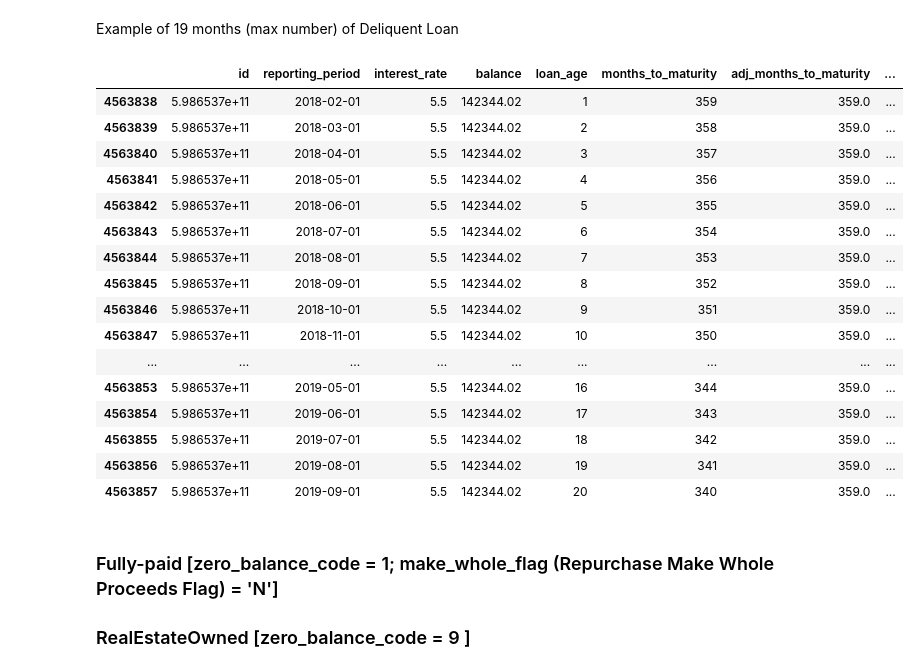
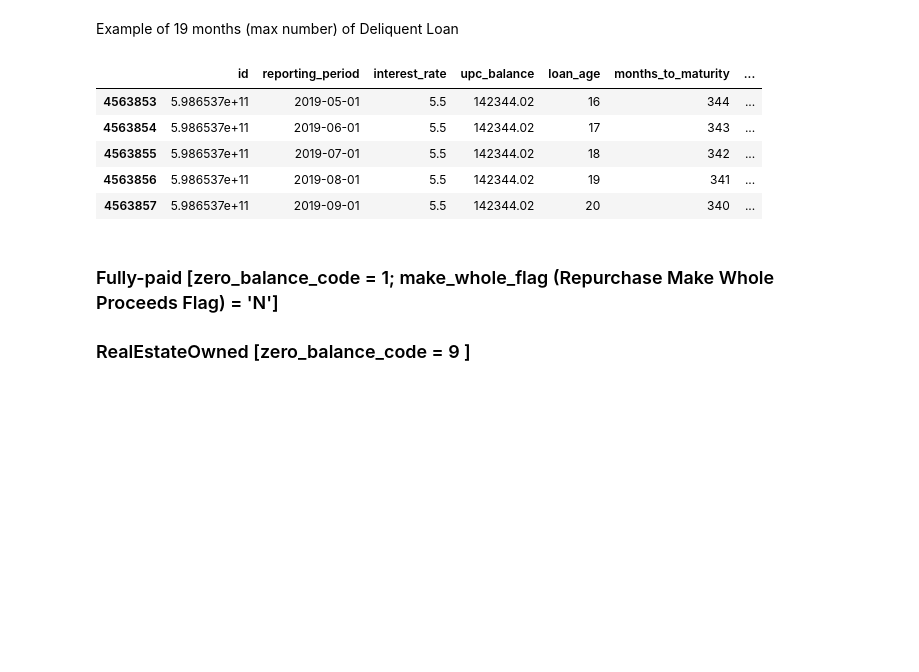
Before and after one commit to vyjayanthipp/Secondary_Mortgage_Loans, a Jupyter notebook: codes/EDA_JLin.ipynb, the cells around one changed output. Drawn from its saved outputs; the diff is of its cells as text; code cells hidden in the pictures; blank space fills up the shorter version.

```diff
--- a/codes/EDA_JLin.ipynb
+++ b/codes/EDA_JLin.ipynb
@@ -37,4 +22,3 @@ preprocess()
 import time
 from codes.preprocess import read_csv
 import pandas as pd
-pd.options.display.max_columns = None
@@ -41,5 +27,3 @@ pd.options.display.max_columns = None
-# %%
-pd.options.display.max_rows = 25
 # %% [markdown]
 Time to load "Acquisition":  4 to 5 seconds
 <br>Time to load "Performance":  40 to 50 seconds
@@ -156,11 +138,11 @@ Name: delinquency_status, dtype: int64
 # %%
 performance_df['delinquency_bool'] = performance_df.delinquency_status.map(lambda x: 1 if x > 0 else 0)
 # %%
-performance_df['payment_amounts'] = -performance_df.groupby('id').balance.diff()
+performance_df['payment_amounts'] = -performance_df.groupby('id').upc_balance.diff()
 # %% [markdown]
 Backfill NaN for Balance for the first 5-6 months
 # %%
-performance_df.balance = performance_df.balance.fillna(method='bfill')
+performance_df.upc_balance = performance_df.upc_balance.fillna(method='bfill')
 # %%
 performance_df = performance_df[performance_df.loan_age > 0]
 # %%
@@ -220,25 +179,14 @@ Looking at some delinquency_status data.
 # %% [markdown]
 Example of 19 months (max number) of Deliquent Loan
 # %%
-performance_df[performance_df.id == 598653679058]
+performance_df[performance_df.id == 598653679058].tail(5)
 # %% [output]
-|  | id | reporting_period | interest_rate | balance | loan_age | months_to_maturity | adj_months_to_maturity | ... |
-| 4563838 | 5.986537e+11 | 2018-02-01 | 5.5 | 142344.02 | 1 | 359 | 359.0 | ... |
-| 4563839 | 5.986537e+11 | 2018-03-01 | 5.5 | 142344.02 | 2 | 358 | 359.0 | ... |
-| 4563840 | 5.986537e+11 | 2018-04-01 | 5.5 | 142344.02 | 3 | 357 | 359.0 | ... |
-| 4563841 | 5.986537e+11 | 2018-05-01 | 5.5 | 142344.02 | 4 | 356 | 359.0 | ... |
-| 4563842 | 5.986537e+11 | 2018-06-01 | 5.5 | 142344.02 | 5 | 355 | 359.0 | ... |
-| 4563843 | 5.986537e+11 | 2018-07-01 | 5.5 | 142344.02 | 6 | 354 | 359.0 | ... |
-| 4563844 | 5.986537e+11 | 2018-08-01 | 5.5 | 142344.02 | 7 | 353 | 359.0 | ... |
-| 4563845 | 5.986537e+11 | 2018-09-01 | 5.5 | 142344.02 | 8 | 352 | 359.0 | ... |
-| 4563846 | 5.986537e+11 | 2018-10-01 | 5.5 | 142344.02 | 9 | 351 | 359.0 | ... |
-| 4563847 | 5.986537e+11 | 2018-11-01 | 5.5 | 142344.02 | 10 | 350 | 359.0 | ... |
-| ... | ... | ... | ... | ... | ... | ... | ... | ... |
-| 4563853 | 5.986537e+11 | 2019-05-01 | 5.5 | 142344.02 | 16 | 344 | 359.0 | ... |
-| 4563854 | 5.986537e+11 | 2019-06-01 | 5.5 | 142344.02 | 17 | 343 | 359.0 | ... |
-| 4563855 | 5.986537e+11 | 2019-07-01 | 5.5 | 142344.02 | 18 | 342 | 359.0 | ... |
-| 4563856 | 5.986537e+11 | 2019-08-01 | 5.5 | 142344.02 | 19 | 341 | 359.0 | ... |
-| 4563857 | 5.986537e+11 | 2019-09-01 | 5.5 | 142344.02 | 20 | 340 | 359.0 | ... |
+|  | id | reporting_period | interest_rate | upc_balance | loan_age | months_to_maturity | ... |
+| 4563853 | 5.986537e+11 | 2019-05-01 | 5.5 | 142344.02 | 16 | 344 | ... |
+| 4563854 | 5.986537e+11 | 2019-06-01 | 5.5 | 142344.02 | 17 | 343 | ... |
+| 4563855 | 5.986537e+11 | 2019-07-01 | 5.5 | 142344.02 | 18 | 342 | ... |
+| 4563856 | 5.986537e+11 | 2019-08-01 | 5.5 | 142344.02 | 19 | 341 | ... |
+| 4563857 | 5.986537e+11 | 2019-09-01 | 5.5 | 142344.02 | 20 | 340 | ... |
 # %% [markdown]
 ### Fully-paid \[zero_balance_code = 1; make_whole_flag (Repurchase Make Whole Proceeds Flag) = 'N'\]
 ### RealEstateOwned \[zero_balance_code = 9 \]
```
Also changed, not shown: parts of 29 cells of this notebook.
